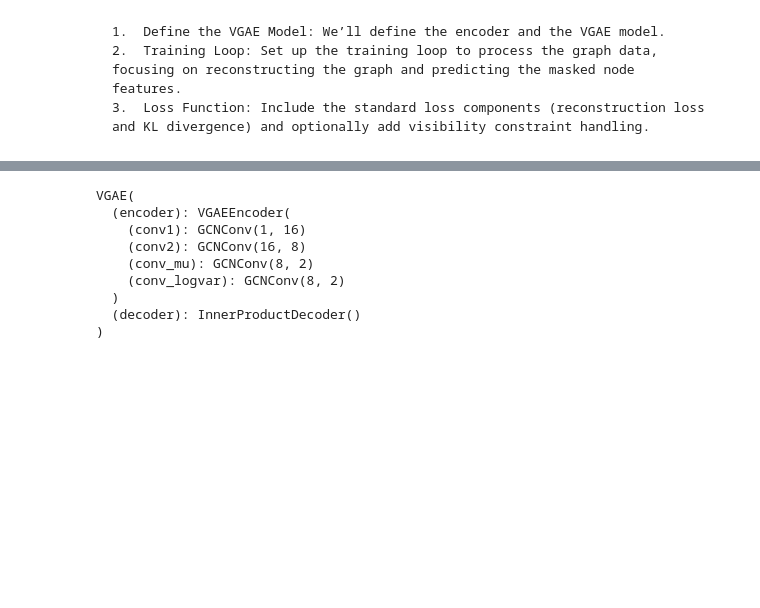
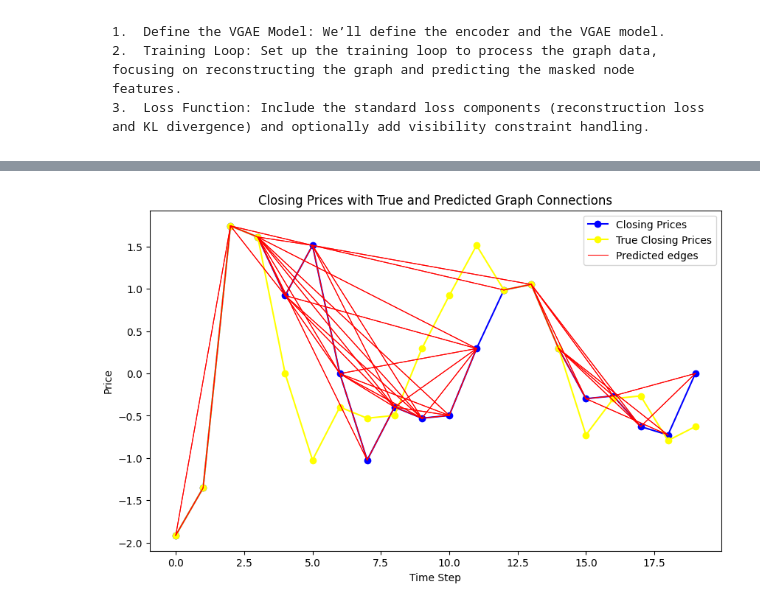
Before and after one commit to TimeCristal/Transformer-Neural-Network, a Jupyter notebook: Knowlege.ipynb, the cells around one changed output, grey strips where cells are left out. Drawn from its saved outputs; the diff is of its cells as text; code cells hidden in the pictures; blank space fills up the shorter version.

```diff
--- a/Knowlege.ipynb
+++ b/Knowlege.ipynb
@@ -288,54 +293,63 @@ KeyboardInterrupt:
 # %%
-mod
+torch.save(model.state_dict(), "knowlege_check_point/model.pt")
-# %% [output]
-VGAE(
-  (encoder): VGAEEncoder(
-    (conv1): GCNConv(1, 16)
-    (conv2): GCNConv(16, 8)
-    (conv_mu): GCNConv(8, 2)
-    (conv_logvar): GCNConv(8, 2)
-  )
-  (decoder): InnerProductDecoder()
-)
 # %%
 import matplotlib.pyplot as plt
 import networkx as nx
 
+plot_true_edges = False
+idx = 0
+
+
 # Generate the true graph using the visibility rules
-true_graph = create_nvg(graph_data_list[0].x.numpy().flatten())  # Assuming the features are normalized
+true_graph = create_nvg(graph_data_list[idx].x.cpu().numpy().flatten())  # Assuming the features are normalized
 
 # Generate the predicted graph
 model.eval()
 with torch.no_grad():
-    z = model.encode(graph_data_list[0].x, graph_data_list[0].edge_index)
-    sampled_graph = model.decode(z, graph_data_list[0].edge_index)
+    z = model.encode(graph_data_list[idx].x, graph_data_list[idx].edge_index)
+    sampled_graph = model.decode(z, graph_data_list[idx].edge_index)
 
 # Threshold the output to decide on the edges
-sampled_graph = torch.sigmoid(sampled_graph).numpy()
+sampled_graph = torch.sigmoid(sampled_graph).cpu().numpy()
 thresholded_graph = (sampled_graph > 0.5).astype(int)
 
 # Extract the prices (closing values) for plotting
-prices = graph_data_list[0].x.numpy().flatten()
+prices = graph_data_list[idx].x.cpu().numpy().flatten()
+prices_true = sliding_window_data[idx]
 
 # Plot the price time series
 plt.figure(figsize=(10, 6))
 plt.plot(prices, color='blue', linestyle='-', marker='o', label='Closing Prices')
+plt.plot(prices_true, color='yellow', linestyle='-', marker='o', label='True Closing Prices')
 
-# Overlay the edges of the true graph
-for edge in true_graph.edges():
-    i, j = edge
-    plt.plot([i, j], [prices[i], prices[j]], color='green', linestyle='-', linewidth=0.8)
+if plot_true_edges:
+    # Overlay the edges of the true graph
+    counter = 0
+    for edge in true_graph.edges():
+        i, j = edge
+        if counter==0:
+            plt.plot([i, j], [prices[i], prices[j]], color='green', linestyle='-', linewidth=2.8, label='True edges')
+        else:
+            plt.plot([i, j], [prices[i], prices[j]], color='green', linestyle='-', linewidth=2.8)
+        counter += 1
 
 # Overlay the edges of the predicted graph
-for idx, (u, v) in enumerate(graph_data_list[0].edge_index.T.numpy()):
+counter = 0
+for idx, (u, v) in enumerate(graph_data_list[idx].edge_index.T.cpu().numpy()):
     if thresholded_graph[idx] == 1:
-        plt.plot([u, v], [prices[u], prices[v]], color='red', linestyle='-', linewidth=0.8)
+        if counter==0:
+            plt.plot([u, v], [prices[u], prices[v]], color='red', linestyle='-', linewidth=.8, label='Predicted edges')
+        else:
+            plt.plot([u, v], [prices[u], prices[v]], color='red', linestyle='-', linewidth=.8)
+        counter += 1
 
 plt.title("Closing Prices with True and Predicted Graph Connections")
 plt.xlabel("Time Step")
 plt.ylabel("Price")
 plt.legend()
 plt.show()
+# %% [output]
+[figure, added]
 # %%
 # Assuming `model` is your trained VGAE or similar model
 # `graph_data` is the data you're evaluating on
```
Also changed, not shown: parts of 3 cells of this notebook.
